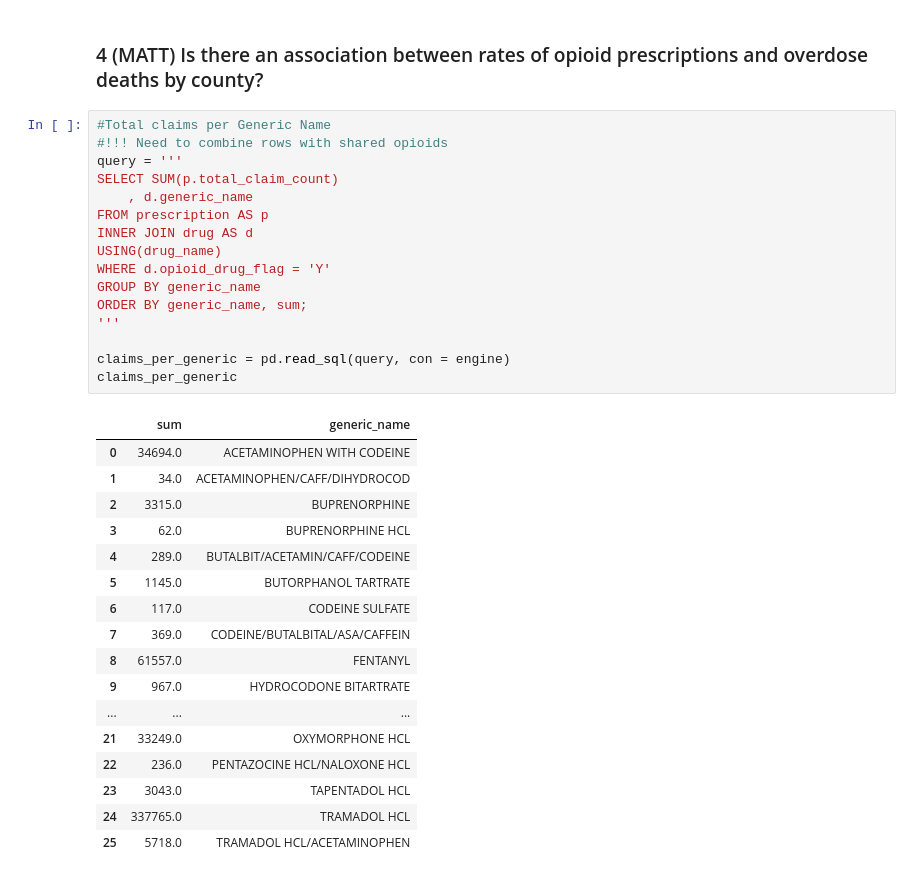
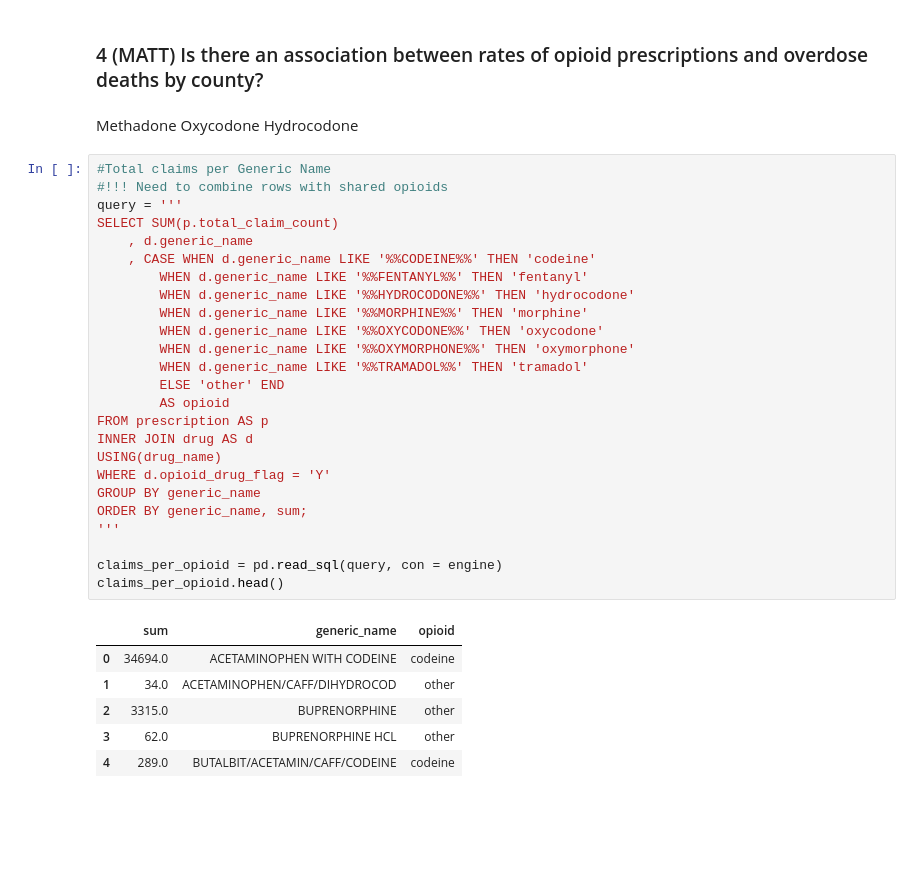
Before and after one commit to nss-data-science-cohort-4/sql_rx_project-mmm, a Jupyter notebook: sql_rx_parker.ipynb, the cells around one changed output. Cells and saved outputs as stored; diff of their text form; blank space fills up the shorter version.

```diff
--- a/sql_rx_parker.ipynb
+++ b/sql_rx_parker.ipynb
@@ -7,40 +7,42 @@ connection_string = "postgres://postgres:postgres@localhost:5432/prescribers"
 engine = create_engine(connection_string)
 # %% [markdown]
 ### 4 (MATT) Is there an association between rates of opioid prescriptions and overdose deaths by county?
+# %% [markdown]
+Methadone
+Oxycodone
+Hydrocodone
 # %%
 #Total claims per Generic Name
 #!!! Need to combine rows with shared opioids
 query = '''
 SELECT SUM(p.total_claim_count)
     , d.generic_name
+    , CASE WHEN d.generic_name LIKE '%%CODEINE%%' THEN 'codeine'
+        WHEN d.generic_name LIKE '%%FENTANYL%%' THEN 'fentanyl'
+        WHEN d.generic_name LIKE '%%HYDROCODONE%%' THEN 'hydrocodone'
+        WHEN d.generic_name LIKE '%%MORPHINE%%' THEN 'morphine'
+        WHEN d.generic_name LIKE '%%OXYCODONE%%' THEN 'oxycodone'
+        WHEN d.generic_name LIKE '%%OXYMORPHONE%%' THEN 'oxymorphone'
+        WHEN d.generic_name LIKE '%%TRAMADOL%%' THEN 'tramadol'
+        ELSE 'other' END
+        AS opioid
 FROM prescription AS p
 INNER JOIN drug AS d
 USING(drug_name)
 WHERE d.opioid_drug_flag = 'Y'
 GROUP BY generic_name
 ORDER BY generic_name, sum;
 '''
 
-claims_per_generic = pd.read_sql(query, con = engine)
-claims_per_generic
+claims_per_opioid = pd.read_sql(query, con = engine)
+claims_per_opioid.head()
 # %% [output]
-|  | sum | generic_name |
-| 0 | 34694.0 | ACETAMINOPHEN WITH CODEINE |
-| 1 | 34.0 | ACETAMINOPHEN/CAFF/DIHYDROCOD |
-| 2 | 3315.0 | BUPRENORPHINE |
-| 3 | 62.0 | BUPRENORPHINE HCL |
-| 4 | 289.0 | BUTALBIT/ACETAMIN/CAFF/CODEINE |
-| 5 | 1145.0 | BUTORPHANOL TARTRATE |
-| 6 | 117.0 | CODEINE SULFATE |
-| 7 | 369.0 | CODEINE/BUTALBITAL/ASA/CAFFEIN |
-| 8 | 61557.0 | FENTANYL |
-| 9 | 967.0 | HYDROCODONE BITARTRATE |
-| ... | ... | ... |
-| 21 | 33249.0 | OXYMORPHONE HCL |
-| 22 | 236.0 | PENTAZOCINE HCL/NALOXONE HCL |
-| 23 | 3043.0 | TAPENTADOL HCL |
-| 24 | 337765.0 | TRAMADOL HCL |
-| 25 | 5718.0 | TRAMADOL HCL/ACETAMINOPHEN |
+|  | sum | generic_name | opioid |
+| 0 | 34694.0 | ACETAMINOPHEN WITH CODEINE | codeine |
+| 1 | 34.0 | ACETAMINOPHEN/CAFF/DIHYDROCOD | other |
+| 2 | 3315.0 | BUPRENORPHINE | other |
+| 3 | 62.0 | BUPRENORPHINE HCL | other |
+| 4 | 289.0 | BUTALBIT/ACETAMIN/CAFF/CODEINE | codeine |
 # %%
 #Find Counties by Zip Code
 #!!! Need to window to find max tot_ratio per zip code
```
Also changed, not shown: parts of 8 cells of this notebook.
